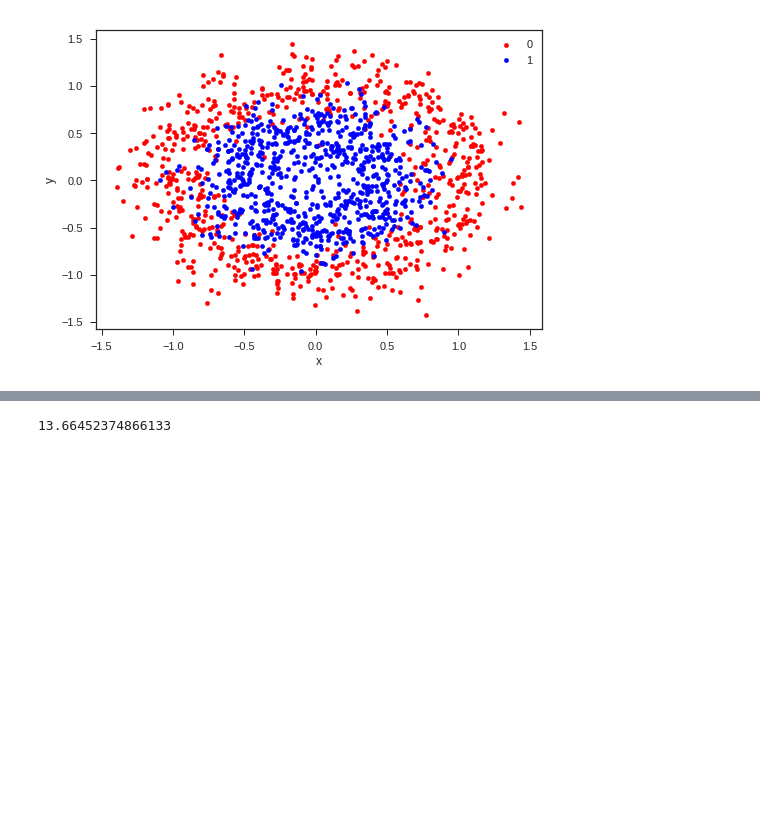
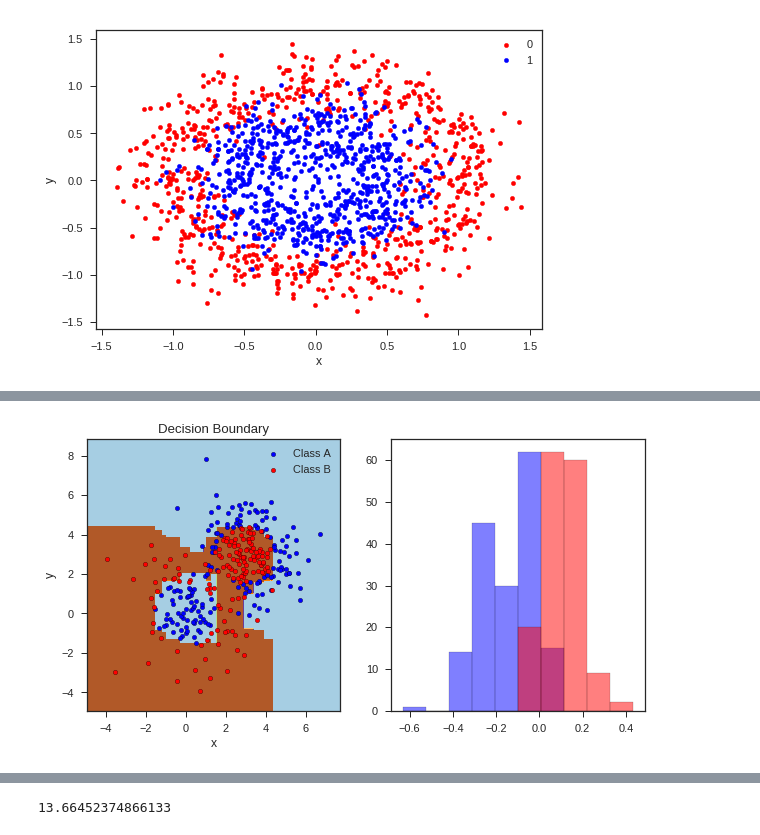
Before and after one commit to gabibu/ML, a Jupyter notebook: Boosting_Exercise.ipynb, the cells around one changed output, grey strips where cells are left out. Saved outputs shown, nothing was run; the diff lists cells and outputs as text; code cells hidden in the pictures; blank space fills up the shorter version.

```diff
--- a/Boosting_Exercise.ipynb
+++ b/Boosting_Exercise.ipynb
@@ -86,6 +86,26 @@ class Adaboost:
             all_sums += prediciotn
 
         return np.where(all_sums > 0, 1, 0)
+
+    def decision_function(self, X):
+        preds = []
+        for smpl in X:
+            tmp_pred = 0
+            for i,estimator in enumerate(self.models):
+                split_feature = estimator[0]
+                split_value = estimator[1]
+                if estimator[2] == 'gt':
+                    if smpl[split_feature] >= split_value:
+                        tmp_pred = tmp_pred + self.alphas[i]*1
+                    else:
+                        tmp_pred = tmp_pred + self.alphas[i]*-1
+                elif estimator[2] == 'lt':
+                    if smpl[split_feature] <= split_value:
+                        tmp_pred = tmp_pred + self.alphas[i]*1
+                    else:
+                        tmp_pred = tmp_pred + self.alphas[i]*-1
+            preds.append(tmp_pred)
+        return np.array(preds)
 # %%
 X_train, X_test, y_train, y_test = train_test_split(X, y, test_size=0.20,
                                                         random_state=999)
@@ -99,0 +137,71 @@ print(np.sum(y_test_tag == y_test) / (len(y_test) * 1.0))
+# %%
+import numpy as np
+import matplotlib.pyplot as plt
+
+from sklearn.ensemble import AdaBoostClassifier
+from sklearn.tree import DecisionTreeClassifier
+from sklearn.datasets import make_gaussian_quantiles
+
+
+# Construct dataset
+X1, y1 = make_gaussian_quantiles(cov=2.,
+                                 n_samples=200, n_features=2,
+                                 n_classes=2, random_state=1)
+X2, y2 = make_gaussian_quantiles(mean=(3, 3), cov=1.5,
+                                 n_samples=300, n_features=2,
+                                 n_classes=2, random_state=1)
+X = np.concatenate((X1, X2))
+y = np.concatenate((y1, - y2 + 1))
+X = X_train
+y = y_train
+bdt = AdaBoostClassifier(DecisionTreeClassifier(max_depth=1),
+                         algorithm="SAMME",
+                         n_estimators=200)
+
+bdt.fit(X, y)
+
+plot_colors = "br"
+plot_step = 0.02
+class_names = "AB"
+
+plt.figure(figsize=(10, 5))
+plt.subplot(121)
+x_min, x_max = X[:, 0].min() - 1, X[:, 0].max() + 1
+y_min, y_max = X[:, 1].min() - 1, X[:, 1].max() + 1
+xx, yy = np.meshgrid(np.arange(x_min, x_max, plot_step), np.arange(y_min, y_max, plot_step))
+Z = bdt.predict(np.c_[xx.ravel(), yy.ravel()])
+Z = Z.reshape(xx.shape)
+
+cs = plt.contourf(xx, yy, Z, cmap=plt.cm.Paired)
+plt.axis("tight")
+
+
+for i, n, c in zip(range(2), class_names, plot_colors):
+    idx = np.where(y == i)
+    plt.scatter(X[idx, 0], X[idx, 1],
+                c=c, cmap=plt.cm.Paired,
+                s=20, edgecolor='k',
+                label="Class %s" % n)
+
+plt.xlim(x_min, x_max)
+plt.ylim(y_min, y_max)
+plt.legend(loc='upper right')
+plt.xlabel('x')
+plt.ylabel('y')
+plt.title('Decision Boundary')
+
+twoclass_output = bdt.decision_function(X)
+(twoclass_output.shape, X.shape, twoclass_output[1])
+
+plot_range = (twoclass_output.min(), twoclass_output.max())
+plt.subplot(122)
+for i, n, c in zip(range(2), class_names, plot_colors):
+    plt.hist(twoclass_output[y == i],
+             bins=10,
+             range=plot_range,
+             facecolor=c,
+             label='Class %s' % n,
+             alpha=.5,
+             edgecolor='k')
+# %% [output]
+[figure, added]
```
Also changed, not shown: parts of 3 cells of this notebook.
